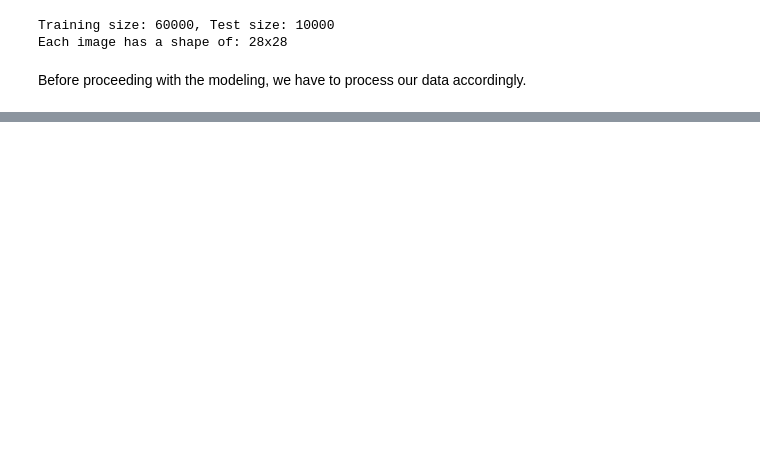
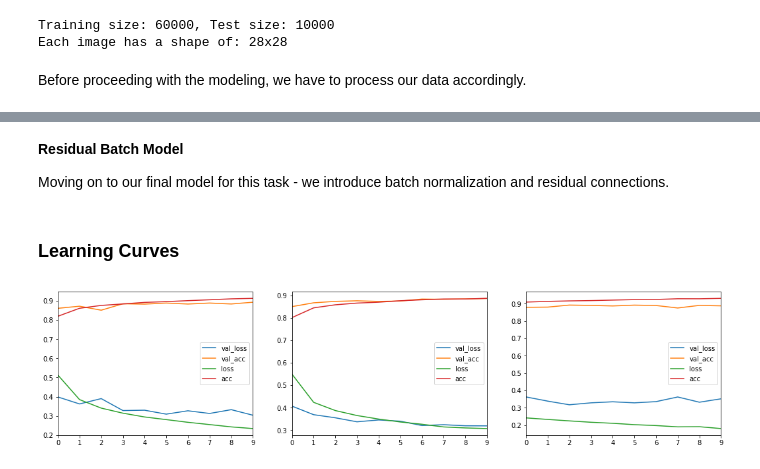
Before and after one commit to aml-spring-19/exploring_neural_networks, a Jupyter notebook: HW5.ipynb, the cells around one changed output, grey strips where cells are left out. Saved outputs shown, nothing was run; the diff lists cells and outputs as text; code cells hidden in the pictures; blank space fills up the shorter version.

Commit message:
Finish Task 2

```diff
--- a/HW5.ipynb
+++ b/HW5.ipynb
@@ -176,0 +243,8 @@ We start off by tuning and eventually training our vanilla model. Vanilla models
+# %%
+clf = KerasClassifier(make_model, epochs=10, verbose=0)
+
+param_grid = {'hidden_size': [256, 512],
+              'hidden_layers': [1,2,3],
+              'dp_p': np.linspace(0.25, 0.75, 3)}
+
+grid = GridSearchCV(clf, param_grid=param_grid, cv=sss, n_jobs=-1).fit(X, y)
@@ -176,0 +267,36 @@ We start off by tuning and eventually training our vanilla model. Vanilla models
+# %%
+dropout = grid.best_estimator_
+history_dropout = dropout.fit(X, y, epochs=10, validation_data=(X_valid, y_valid))
+# %% [markdown]
+**Residual Batch Model**
+
+Moving on to our final model for this task - we introduce batch normalization and residual connections.
+# %%
+inputs = Input(shape=(784,))                 # input
+
+x1 = Dense(256, activation='relu')(inputs)   # first layer: 256 units
+
+x2 = Dense(256, activation='relu')(x1)       # second layer: 256 units
+x2 = BatchNormalization()(x2)                # batch normalization
+x2 = add([x1, x2])                           # residual connection
+
+x3 = Dense(256, activation='relu')(x2)       # second layer: 256 units
+x3 = BatchNormalization()(x3)                # batch normalization
+x3 = add([x2, x3])                           # residual connection
+
+preds = Dense(10, activation='softmax')(x3)
+
+resbatch = Model(inputs=inputs, outputs=preds)
+# %%
+resbatch.compile(optimizer='adam', loss='categorical_crossentropy', metrics=['accuracy'])
+history_resbatch = resbatch.fit(X, y, epochs=10, validation_data=(X_valid, y_valid), verbose=0)
+# %% [markdown]
+### Learning Curves
+# %%
+fig, ax = plt.subplots(1,3, figsize=(18, 4))
+pd.DataFrame(history_vanilla.history).plot(ax=ax[0])
+pd.DataFrame(history_dropout.history).plot(ax=ax[1])
+pd.DataFrame(history_resbatch.history).plot(ax=ax[2])
+plt.show()
+# %% [output]
+[figure, added]
```
Also changed, not shown: parts of 17 cells of this notebook.
